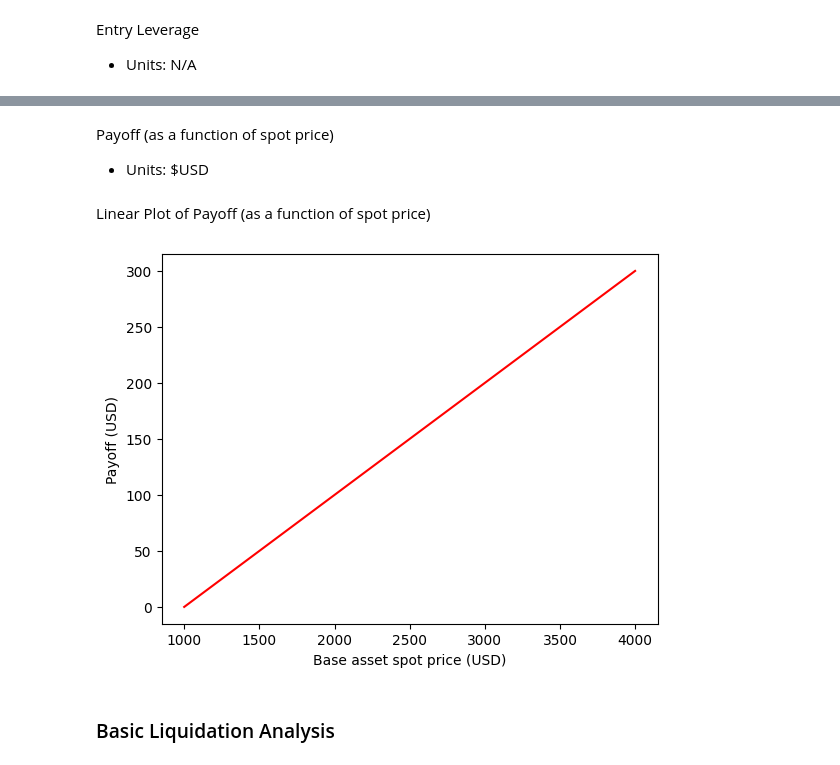
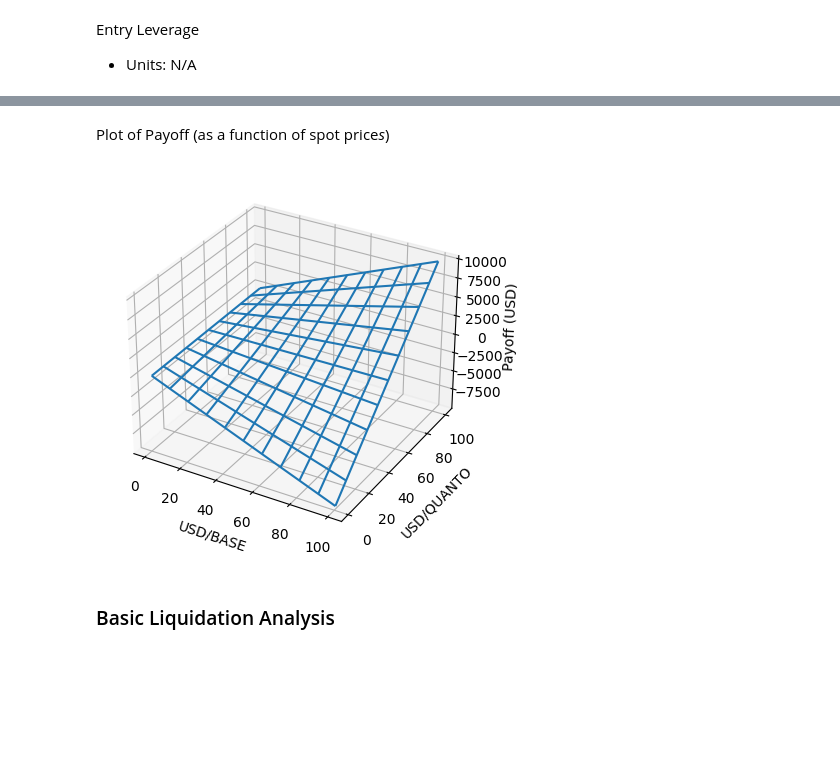
Before and after one commit to Kwenta/quanto-py, a Jupyter notebook: kwenta/quanto.ipynb, the cells around one changed output, grey strips where cells are left out. Saved outputs shown, nothing was run; the diff lists cells and outputs as text; code cells hidden in the pictures; blank space fills up the shorter version.

Commit message:
Δ plot quanto payoff

```diff
--- a/kwenta/quanto.ipynb
+++ b/kwenta/quanto.ipynb
@@ -424,5 +431,5 @@ Entry Spot Price of Base Asset
 # %%
-b_e = 1000
+b_e = 50
 # %% [markdown]
 Change in Spot Price of Base Asset (since entry)
 
@@ -430,2 +437,2 @@ Change in Spot Price of Base Asset (since entry)
 # %%
-Δb = np.linspace(1000, 4000, 100)
+Δbase = np.linspace(1, 100, 100)
@@ -431,0 +443,2 @@ Change in Spot Price of Base Asset (since entry)
+# %%
+Δquanto = np.linspace(1, 100, 100)
@@ -432,28 +465,37 @@ Change in Spot Price of Base Asset (since entry)
 # %% [markdown]
-Payoff (as a function of spot price)
-
--   Units: $USD
+Plot of Payoff (as a function of spot price*s*)
-# %%
-payoff = calculate_profit_and_loss(
-    calculate_notional_value(
-        calculate_position_size(
-            m_e,
-            λ_e,
-            b_e,
-        ),
-        Δb,
-    ),
-    calculate_initial_notional_value(m_e, λ_e),
-)
-# %% [markdown]
-Linear Plot of Payoff (as a function of spot price)
-# %%
-plt.plot(Δb, payoff, "r")
-plt.ylabel("Payoff (USD)")
-plt.xlabel("Base asset spot price (USD)")
-plt.show()
-# %% [output]
-[figure, removed]
+# %%
+# Assuming Δbase and Δquanto are 1D numpy arrays
+Δbase_2D, Δquanto_2D = np.meshgrid(Δbase, Δquanto)
+
+# Initialize an empty array for payoff values
+payoff_matrix = np.zeros_like(Δbase_2D)
+
+# Calculate payoff for each combination
+for i in range(Δbase_2D.shape[0]):
+    for j in range(Δbase_2D.shape[1]):
+        position_size = calculate_position_size(m_e, λ_e, b_e)
+        notional_value = calculate_notional_value(position_size, Δbase_2D[i, j])
+        initial_notional_value = calculate_initial_notional_value(m_e, λ_e)
+        payoff = (
+            calculate_profit_and_loss(notional_value, initial_notional_value)
+            * Δquanto_2D[i, j]
+        )
+        payoff_matrix[i, j] = payoff
+
+# Plotting
+fig = plt.figure()
+ax = fig.add_subplot(projection="3d")
+ax.plot_wireframe(Δquanto_2D, Δbase_2D, payoff_matrix, rstride=10, cstride=10)
+
+# Label the axes
+ax.set_xlabel("USD/BASE")
+ax.set_ylabel("USD/QUANTO")
+ax.set_zlabel("Payoff (USD)")
+
+plt.show()
+# %% [output]
+[figure, added]
 # %% [markdown]
 ### Basic Liquidation Analysis
 # %% [markdown]
```
Also changed, not shown: parts of 10 cells of this notebook.
